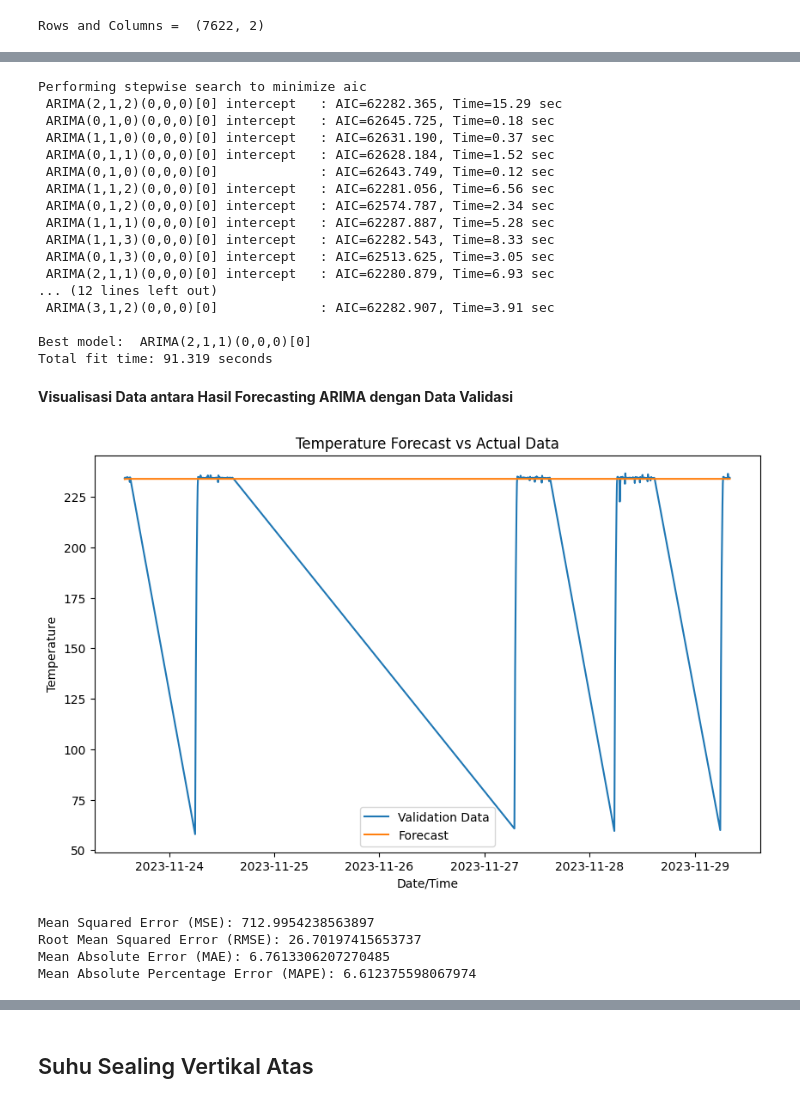
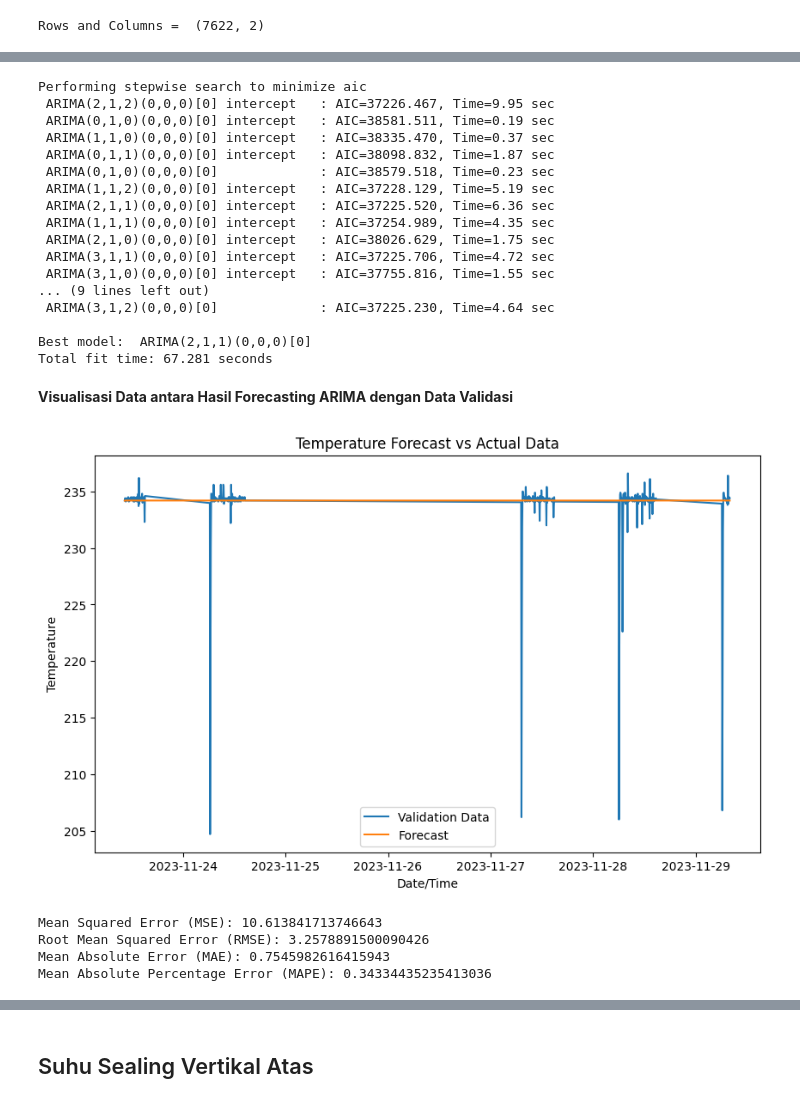
Before and after one commit to CDT-AI/sealing-temperature-forecast, a Jupyter notebook: models/ARIMA_B7_documentation (1).ipynb, the cells around one changed output, grey strips where cells are left out. Cells and saved outputs as stored; diff of their text form; code cells hidden in the pictures.

Commit message:
add arima fix file

```diff
--- a/models/arima.ipynb
+++ b/models/ARIMA_B7_documentation (1).ipynb
@@ -345,7 +346,7 @@ plt.show()
 # %%
 # Load data from Excel file
 
-file_path = "/content/drive/MyDrive/Kalbe/suhu_sealing_vertical_bawah.csv" #Mendefinisikan variabel file_path yang berisi jalur file Excel yang akan dimuat
+file_path = "/content/drive/MyDrive/Kalbe/data_mean187window_vbtemp.csv" #Mendefinisikan variabel file_path yang berisi jalur file Excel yang akan dimuat
 
 data = pd.read_csv(file_path) #Menggunakan fungsi read_excel dari pandas untuk membaca file Excel di jalur yang telah ditentukan (file_path) dan menyimpannya ke dalam variabel data.
 
@@ -396,0 +387,8 @@ Jumlah data validasi: 358
+# %%
+# Separate data into training and validation sets
+train_vbtemp = data.iloc[:7222]
+test_vbtemp = data.iloc[7222:]
+
+# Display information or dimensions of the training and validation sets
+print("Number of training data:", len(train_vbtemp))
+print("Number of testing data:", len(test_vbtemp))
@@ -437,84 +438,84 @@ print(validation_data)
 from pmdarima import auto_arima
 
 # The seasonal parameter is set to True to use SARIMA, otherwise it is just ARIMA
-model = auto_arima(train_data['suhu_sealing_vertical_bawah'], seasonal=False, trace=True)
+model = auto_arima(train_vbtemp['suhu_sealing_vertical_bawah'], seasonal=False, trace=True)
 
 # Fit model with train_data
-model.fit(train_data['suhu_sealing_vertical_bawah'])
+model.fit(train_vbtemp['suhu_sealing_vertical_bawah'])
 
 # Perform predictions
-forecast_validation = model.predict(n_periods=len(validation_data))
+forecast_validation = model.predict(n_periods=len(test_vbtemp))
 # %% [output]
 Performing stepwise search to minimize aic
- ARIMA(2,1,2)(0,0,0)[0] intercept   : AIC=62282.365, Time=15.29 sec
- ARIMA(0,1,0)(0,0,0)[0] intercept   : AIC=62645.725, Time=0.18 sec
- ARIMA(1,1,0)(0,0,0)[0] intercept   : AIC=62631.190, Time=0.37 sec
- ARIMA(0,1,1)(0,0,0)[0] intercept   : AIC=62628.184, Time=1.52 sec
- ARIMA(0,1,0)(0,0,0)[0]             : AIC=62643.749, Time=0.12 sec
- ARIMA(1,1,2)(0,0,0)[0] intercept   : AIC=62281.056, Time=6.56 sec
- ARIMA(0,1,2)(0,0,0)[0] intercept   : AIC=62574.787, Time=2.34 sec
- ARIMA(1,1,1)(0,0,0)[0] intercept   : AIC=62287.887, Time=5.28 sec
- ARIMA(1,1,3)(0,0,0)[0] intercept   : AIC=62282.543, Time=8.33 sec
- ARIMA(0,1,3)(0,0,0)[0] intercept   : AIC=62513.625, Time=3.05 sec
- ARIMA(2,1,1)(0,0,0)[0] intercept   : AIC=62280.879, Time=6.93 sec
-... (12 lines left out)
- ARIMA(3,1,2)(0,0,0)[0]             : AIC=62282.907, Time=3.91 sec
+ ARIMA(2,1,2)(0,0,0)[0] intercept   : AIC=37226.467, Time=9.95 sec
+ ARIMA(0,1,0)(0,0,0)[0] intercept   : AIC=38581.511, Time=0.19 sec
+ ARIMA(1,1,0)(0,0,0)[0] intercept   : AIC=38335.470, Time=0.37 sec
+ ARIMA(0,1,1)(0,0,0)[0] intercept   : AIC=38098.832, Time=1.87 sec
+ ARIMA(0,1,0)(0,0,0)[0]             : AIC=38579.518, Time=0.23 sec
+ ARIMA(1,1,2)(0,0,0)[0] intercept   : AIC=37228.129, Time=5.19 sec
+ ARIMA(2,1,1)(0,0,0)[0] intercept   : AIC=37225.520, Time=6.36 sec
+ ARIMA(1,1,1)(0,0,0)[0] intercept   : AIC=37254.989, Time=4.35 sec
+ ARIMA(2,1,0)(0,0,0)[0] intercept   : AIC=38026.629, Time=1.75 sec
+ ARIMA(3,1,1)(0,0,0)[0] intercept   : AIC=37225.706, Time=4.72 sec
+ ARIMA(3,1,0)(0,0,0)[0] intercept   : AIC=37755.816, Time=1.55 sec
+... (9 lines left out)
+ ARIMA(3,1,2)(0,0,0)[0]             : AIC=37225.230, Time=4.64 sec
 
 Best model:  ARIMA(2,1,1)(0,0,0)[0]
-Total fit time: 91.319 seconds
+Total fit time: 67.281 seconds
 # %%
 # Rename columns for consistency with your friend's code
-train_data = train_data.rename(columns={'datetime': 'ds', 'suhu_sealing_vertical_bawah': 'y'})
-validation_data = validation_data.rename(columns={'datetime': 'ds', 'suhu_sealing_vertical_bawah': 'y'})
+train_vbtemp = train_vbtemp.rename(columns={'datetime': 'ds', 'suhu_sealing_vertical_bawah': 'y'})
+test_vbtemp = test_vbtemp.rename(columns={'datetime': 'ds', 'suhu_sealing_vertical_bawah': 'y'})
 
 # Initialize ARIMA model with the best order (2, 1, 1). This order might change depending on your data.
-model = ARIMA(train_data['y'], order=(2, 1, 1))
+model = ARIMA(train_vbtemp['y'], order=(2, 1, 1))
 
 # Fit model with training data.
 model_fit = model.fit()
 
 # Get the number of forecast periods (size of the validation set).
-number_of_forecast_periods = len(validation_data)
+number_of_forecast_periods = len(test_vbtemp)
 
 # Forecast using the ARIMA model for the duration of the validation set.
 forecast_validation = model_fit.forecast(steps=number_of_forecast_periods)
 
 # Convert the forecast from array to dataframe and add ds (datestamp) column
 forecast_validation_df = pd.DataFrame(forecast_validation, columns=['yhat'])
-forecast_validation_df['ds'] = validation_data['ds'].values
+forecast_validation_df['ds'] = test_vbtemp['ds'].values
 # %% [markdown]
 **Visualisasi Data antara Hasil Forecasting ARIMA dengan Data Validasi**
 # %%
 plt.figure(figsize=(10, 6))
-plt.plot(validation_data['ds'], validation_data['y'], label='Validation Data')
-plt.plot(validation_data['ds'], forecast, label='Forecast')
+plt.plot(test_vbtemp['ds'], test_vbtemp['y'], label='Validation Data')
+plt.plot(test_vbtemp['ds'], forecast_validation, label='Forecast')
 plt.xlabel('Date/Time')
 plt.ylabel('Temperature')
 plt.title('Temperature Forecast vs Actual Data')
 plt.legend()
 plt.show()
 # %% [output]
-[figure, old version]
+[figure, new version]
 # %%
 from sklearn.metrics import mean_squared_error, mean_absolute_error
 import numpy as np
 
 # Convert validation_data['y'] and forecast to the same numpy array type
-y_true = validation_data['y'].values
+y_true = test_vbtemp['y'].values
 
 # If forecast is already a numpy array, we can directly use it
 
-mse = mean_squared_error(y_true, forecast)
+mse = mean_squared_error(y_true, forecast_validation)
 rmse = np.sqrt(mse)
-mae = mean_absolute_error(y_true, forecast)
-mape = np.mean(np.abs((forecast - y_true) / y_true)) * 100
+mae = mean_absolute_error(y_true, forecast_validation)
+mape = np.mean(np.abs((forecast_validation - y_true) / y_true)) * 100
 
 print('Mean Squared Error (MSE):', mse)
 print('Root Mean Squared Error (RMSE):', rmse)
 print('Mean Absolute Error (MAE):', mae)
 print('Mean Absolute Percentage Error (MAPE):', mape)
 # %% [output]
-Mean Squared Error (MSE): 712.9954238563897
-Root Mean Squared Error (RMSE): 26.70197415653737
-Mean Absolute Error (MAE): 6.7613306207270485
-Mean Absolute Percentage Error (MAPE): 6.612375598067974
+Mean Squared Error (MSE): 10.613841713746643
+Root Mean Squared Error (RMSE): 3.2578891500090426
+Mean Absolute Error (MAE): 0.7545982616415943
+Mean Absolute Percentage Error (MAPE): 0.34334435235413036
```
Also changed, not shown: parts of 24 cells of this notebook.
